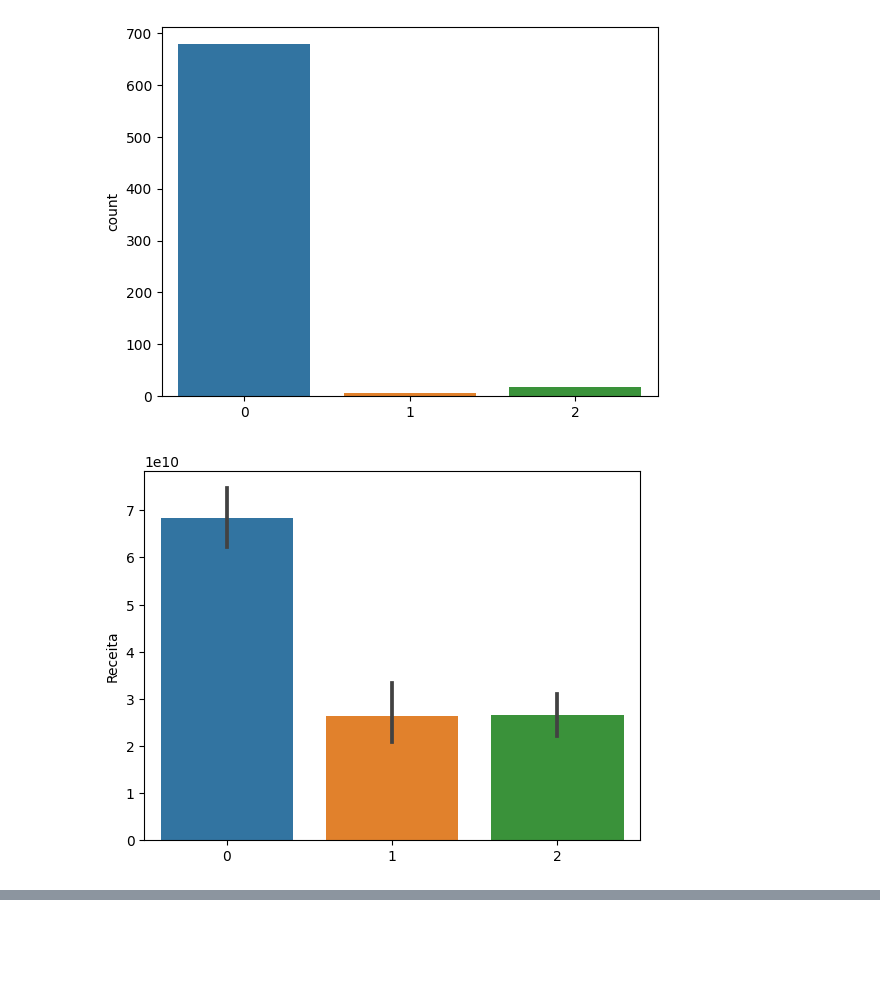
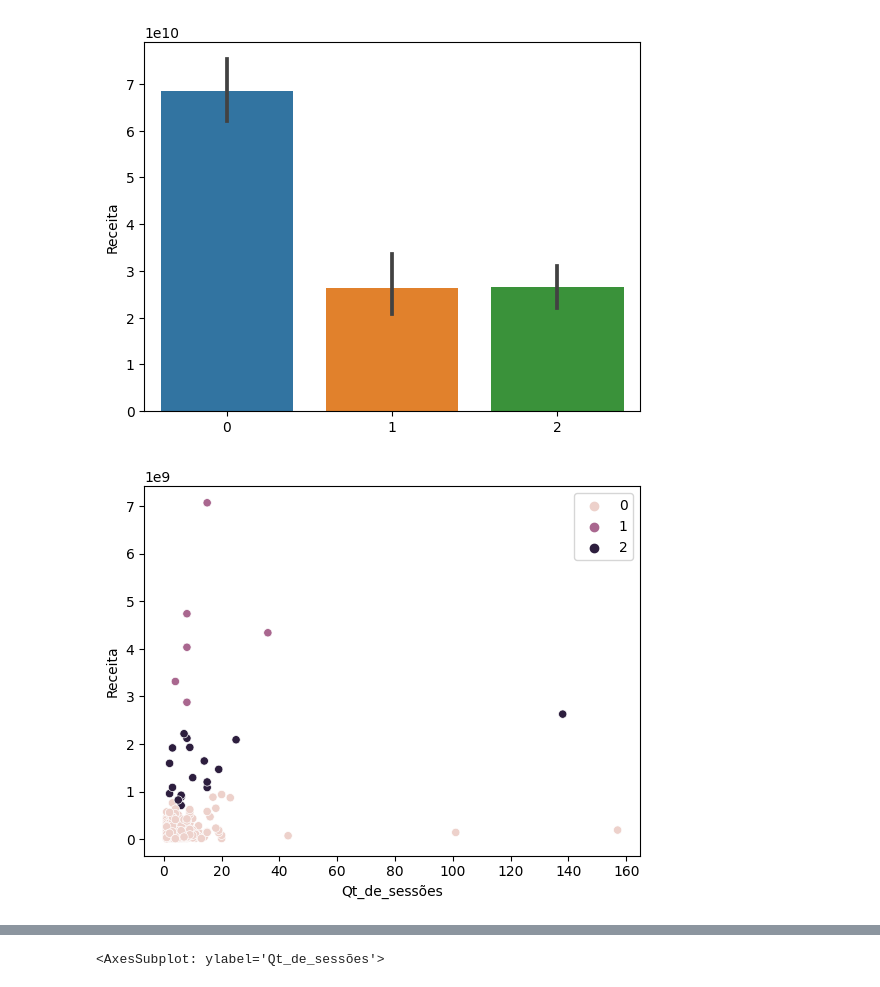
Before and after one commit to dedeh961/Exercicio_SQL_ML, a Jupyter notebook: Part2.ipynb, the cells around one changed output, grey strips where cells are left out. Drawn from its saved outputs; the diff is of its cells as text; code cells hidden in the pictures; blank space fills up the shorter version.

```diff
--- a/Part2.ipynb
+++ b/Part2.ipynb
@@ -77,11 +72,16 @@ label=km.fit_predict(amostra)
 # %%
+#Clusterizando clientes por receita e média por transação
+amostra=atv1[['Media_por_transação','Qt_de_transações','Receita','Qt_de_sessões']]
+km = KMeans(n_clusters=3)
+label=km.fit_predict(amostra)
 #Plotando resultados
-sns.countplot(x=label,data=amostra)
-plt.show()
 sns.barplot(x=label, y='Receita',estimator=sum, data=amostra)
 plt.show()
-sns.scatterplot(data=amostra, x='Media_por_transação',y='Receita',hue=label)
+sns.scatterplot(data=amostra, x='Qt_de_sessões',y='Receita',hue=label)
 plt.show()
+sns.scatterplot(data=amostra, x='Qt_de_transações',y='Receita',hue=label)
+plt.show()
+sns.violinplot(data=amostra, x=label , y='Qt_de_sessões',inner='quartile')
 # %% [output]
-[figure, old version]
+[figure, new version]
-[figure, old version]
+[figure, new version]
@@ -88,0 +89 @@ plt.show()
+<AxesSubplot: ylabel='Qt_de_sessões'>
```
Also changed, not shown: parts of 5 cells of this notebook.
